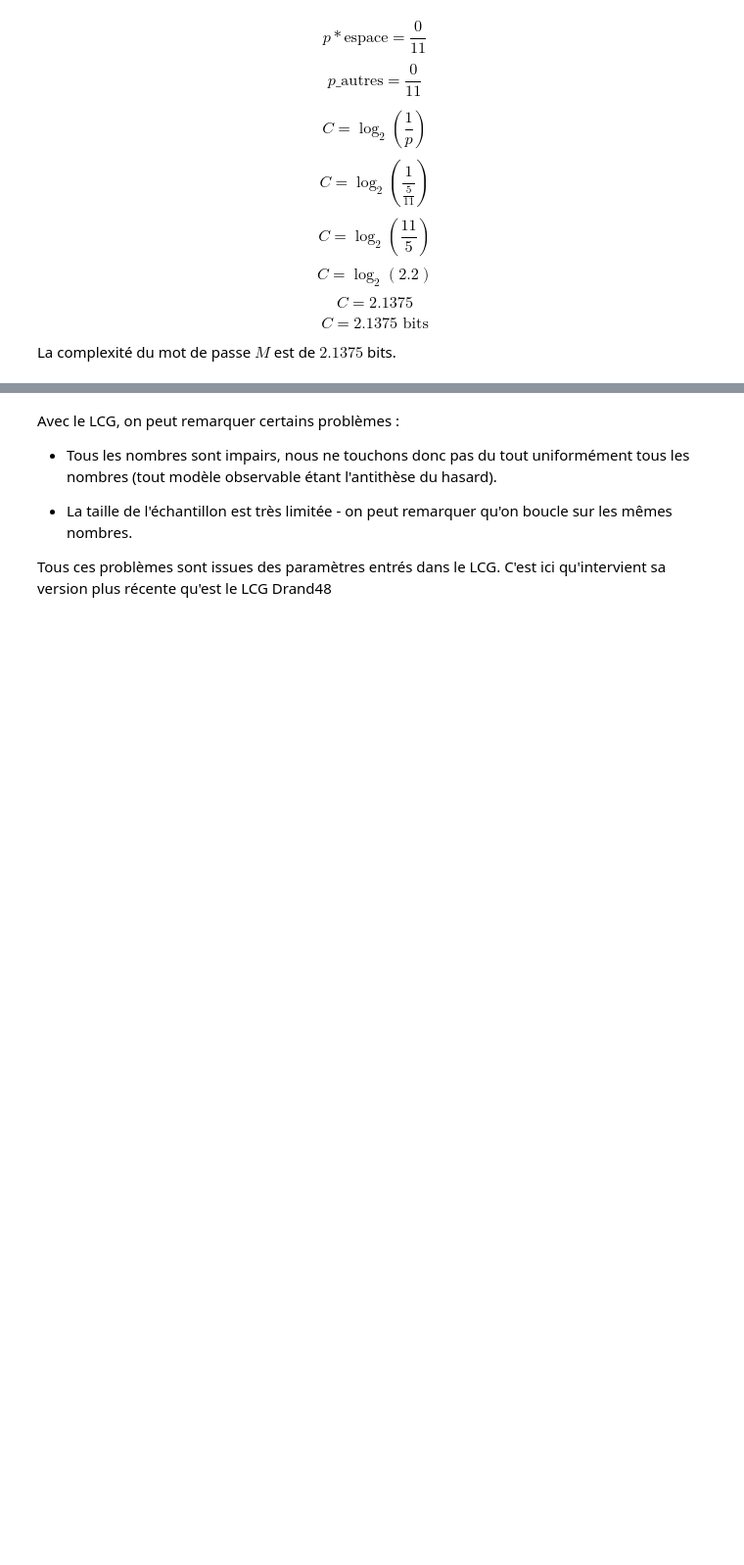
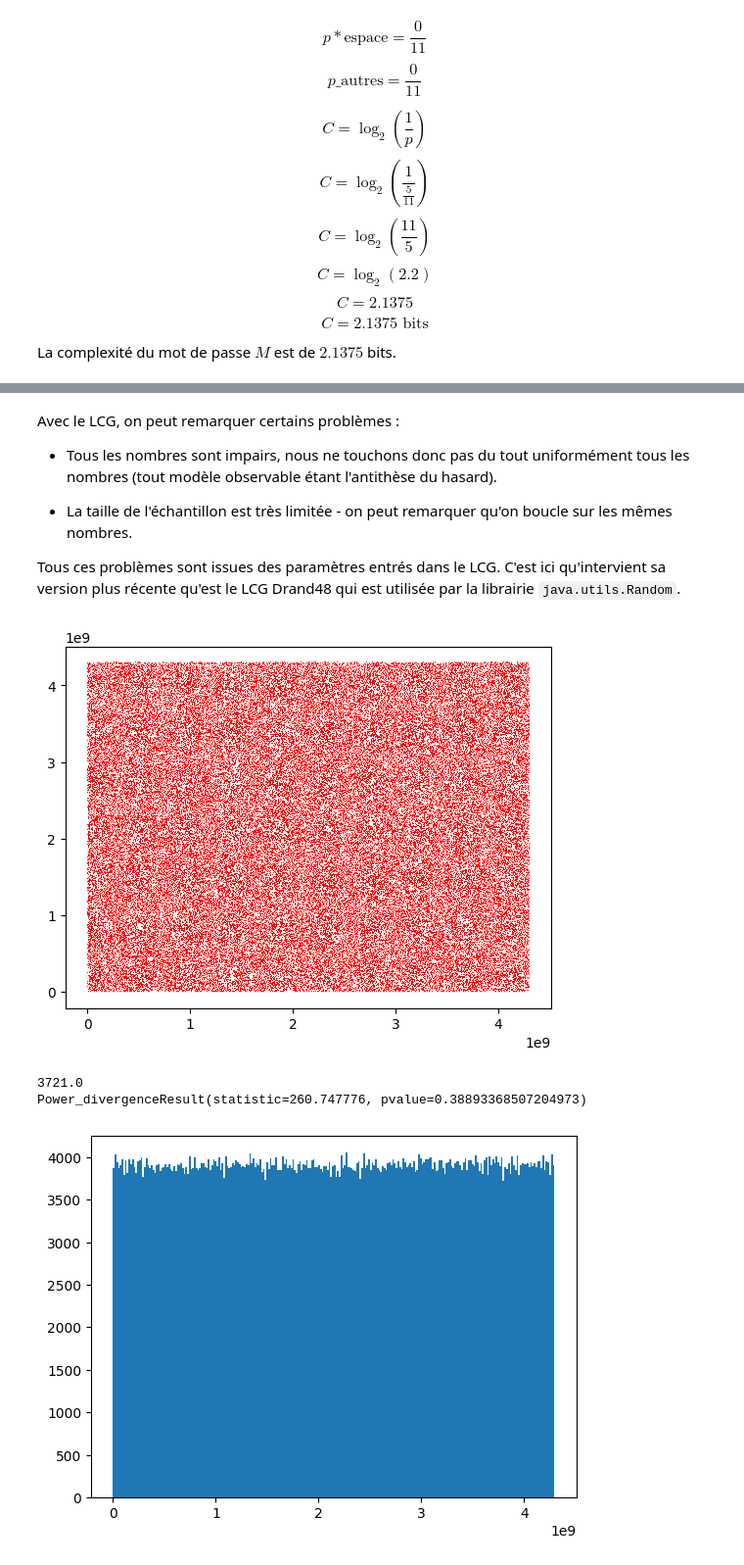
Before and after one commit to Eric-Philippe/PasswordGeneratorStudies, a Jupyter notebook: report.ipynb, the cells around one changed output, grey strips where cells are left out. Shown at 98% size. Cells and saved outputs as stored; diff of their text form; code cells hidden in the pictures; blank space fills up the shorter version.

```diff
--- a/report.ipynb
+++ b/report.ipynb
@@ -328,15 +388,36 @@ Avec le LCG, on peut remarquer certains problèmes :
 
 - La taille de l'échantillon est très limitée - on peut remarquer qu'on boucle sur les mêmes nombres.
 
-Tous ces problèmes sont issues des paramètres entrés dans le LCG. C'est ici qu'intervient sa version plus récente qu'est le LCG Drand48
+Tous ces problèmes sont issues des paramètres entrés dans le LCG. C'est ici qu'intervient sa version plus récente qu'est le LCG Drand48 qui est utilisée par la librairie ``java.utils.Random``.
 # %%
 def lcg_drand48(seed):
     """drand48 1983 LCG generator"""
     while True:
         # wrap int around to have max 48 bits
         seed = (seed * 252149039917 + 11) & (2**48 - 1)
         # don't output the seed but a function on it
         yield seed >> 16
+
+# seed generator with val: 1 and print first 100 values
+drand48 = lcg_drand48(1)
+
+coord = []
+for i in range(0, 100000):
+    x = next(drand48)
+    y = next(drand48)
+    coord.append((x, y))
+
+histo = plt.plot([x[0] for x in coord], [x[1] for x in coord], 'r,')
+plt.show()
+
+histo = plt.hist([next(drand48) for x in range(0, 1000000)], bins = 256)
+print (min(histo[0]))
+print(chisquare(histo[0]))
+# %% [output]
+[figure, added]
+3721.0
+Power_divergenceResult(statistic=260.747776, pvalue=0.38893368507204973)
+[figure, added]
 # %% [markdown]
 Dans le `Drand48 LCG`, nous n'obtenons pas seulement le numéro suivant dans la séquence, ici nous décalons tous les bits de 16 places vers la droite, les 16 bits les plus à droite étant supprimés en conséquence.
 
```
Also changed, not shown: parts of 18 cells of this notebook, 1 other file.
